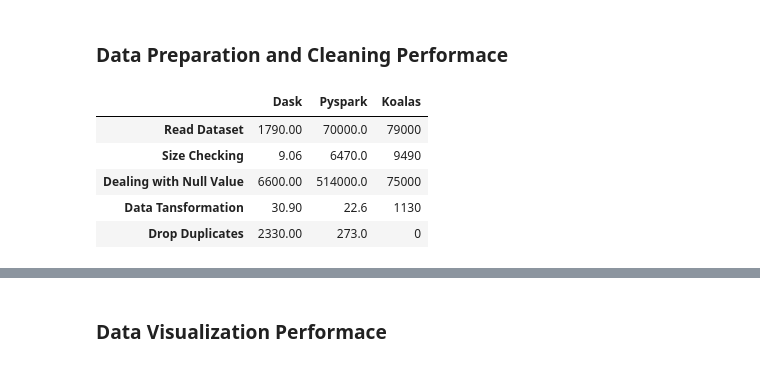
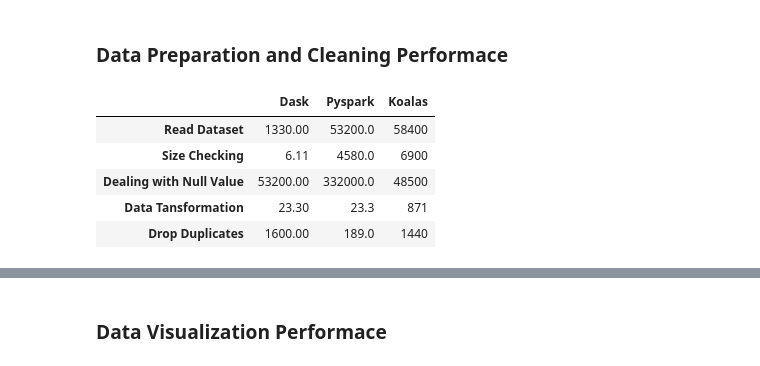
Before and after one commit to drshahizan/Python-big-data, a Jupyter notebook: Project/SIX/Final_project_hpdp.ipynb, the cells around one changed output, grey strips where cells are left out. Drawn from its saved outputs; the diff is of its cells as text; code cells hidden in the pictures.

```diff
--- a/Project/SIX/Final_project_hpdp.ipynb
+++ b/Project/SIX/Final_project_hpdp.ipynb
@@ -1155,19 +1155,19 @@ We will compare the performance between 3 Libraries
 # %%
 import pandas as pd
 import matplotlib.pyplot as plt
 test1 = ['Read Dataset', 'Size Checking', 'Dealing with Null Value', 'Data Tansformation', 'Drop Duplicates']
-result1 = pd.DataFrame({'Dask': [1790, 9.06, 6600, 30.9, 2330],
-                        'Pyspark': [70000, 6470, 514000, 22.6, 273],
-                        'Koalas' : [79000, 9490, 75000, 1130, 000]},
+result1 = pd.DataFrame({'Dask': [1330, 6.11, 53200, 23.3, 1600],
+                        'Pyspark': [53200, 4580, 332000, 23.3, 189],
+                        'Koalas' : [58400, 6900, 48500, 871, 1440]},
                         index = test1)
 result1
 # %% [output]
 |  | Dask | Pyspark | Koalas |
-| Read Dataset | 1790.00 | 70000.0 | 79000 |
-| Size Checking | 9.06 | 6470.0 | 9490 |
-| Dealing with Null Value | 6600.00 | 514000.0 | 75000 |
-| Data Tansformation | 30.90 | 22.6 | 1130 |
-| Drop Duplicates | 2330.00 | 273.0 | 0 |
+| Read Dataset | 1330.00 | 53200.0 | 58400 |
+| Size Checking | 6.11 | 4580.0 | 6900 |
+| Dealing with Null Value | 53200.00 | 332000.0 | 48500 |
+| Data Tansformation | 23.30 | 23.3 | 871 |
+| Drop Duplicates | 1600.00 | 189.0 | 1440 |
 # %%
 for test in result1.index:
   result1.loc[test].plot(kind='bar', title=test)
```
Also changed, not shown: parts of 12 cells of this notebook.
